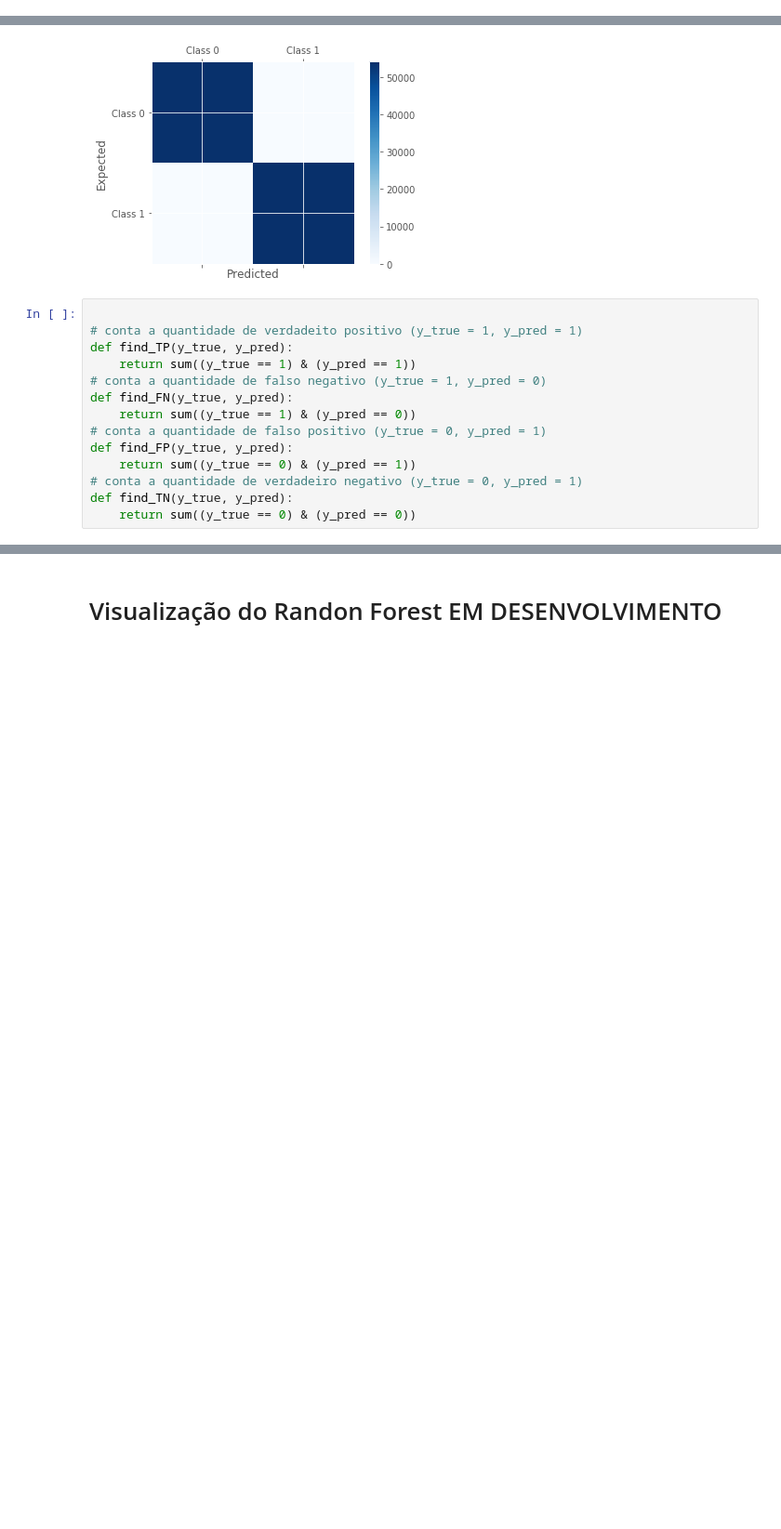
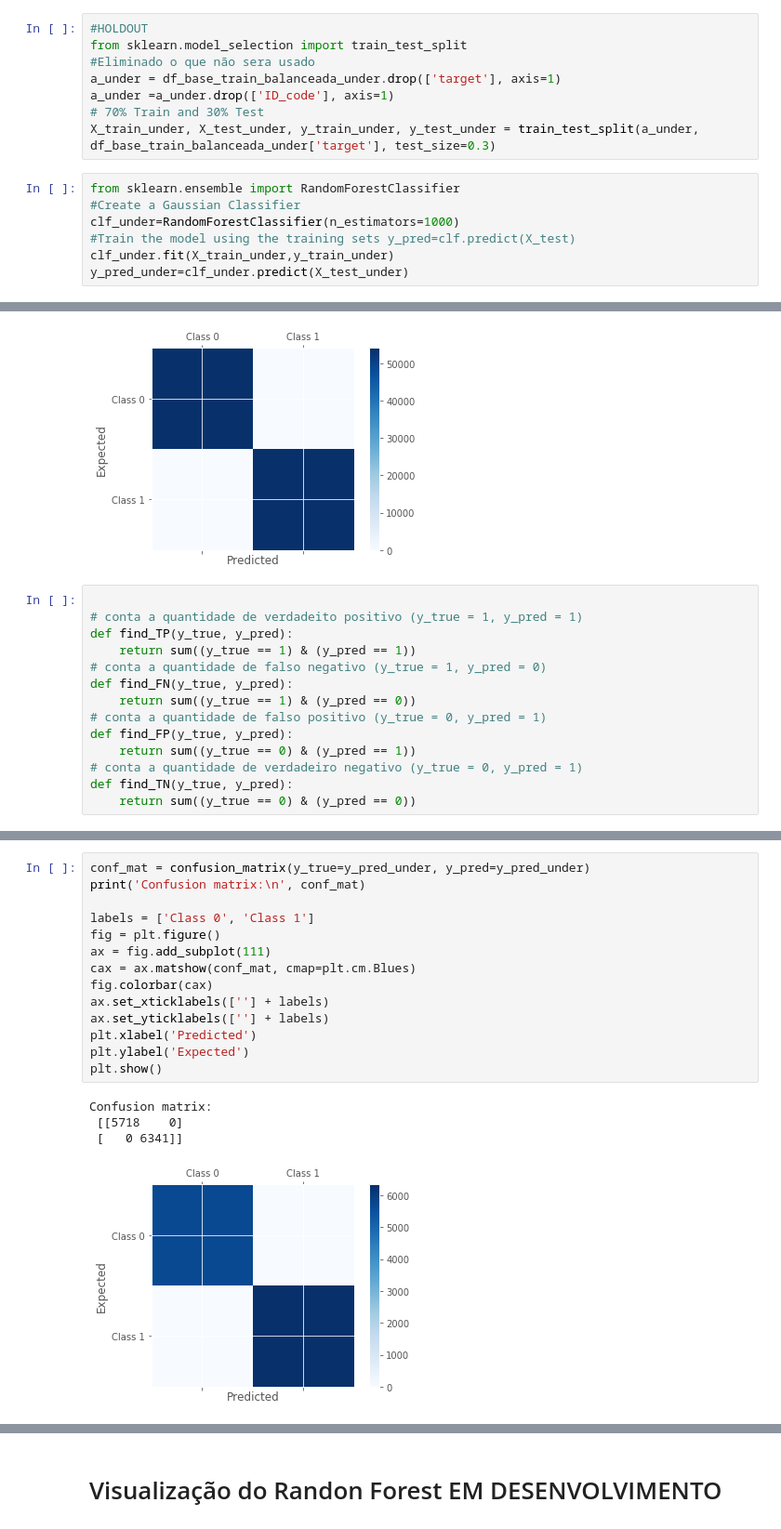
Before and after one commit to AlessandraFaria/Santander-Customer-Transaction-Prediction, a Jupyter notebook: Project/Santander.ipynb, the cells around one changed output, grey strips where cells are left out. Shown at 93% size. Cells and saved outputs as stored; diff of their text form; blank space fills up the shorter version.

```diff
--- a/Project/Santander.ipynb
+++ b/Project/Santander.ipynb
@@ -253,0 +323,15 @@ Name: target, dtype: int64
+# %%
+#HOLDOUT
+from sklearn.model_selection import train_test_split
+#Eliminado o que não sera usado
+a_under = df_base_train_balanceada_under.drop(['target'], axis=1)
+a_under =a_under.drop(['ID_code'], axis=1)
+# 70% Train and 30% Test
+X_train_under, X_test_under, y_train_under, y_test_under = train_test_split(a_under, df_base_train_balanceada_under['target'], test_size=0.3)
+# %%
+from sklearn.ensemble import RandomForestClassifier
+#Create a Gaussian Classifier
+clf_under=RandomForestClassifier(n_estimators=1000)
+#Train the model using the training sets y_pred=clf.predict(X_test)
+clf_under.fit(X_train_under,y_train_under)
+y_pred_under=clf_under.predict(X_test_under)
@@ -342,0 +537,19 @@ def find_TN(y_true, y_pred):
+# %%
+conf_mat = confusion_matrix(y_true=y_pred_under, y_pred=y_pred_under)
+print('Confusion matrix:\n', conf_mat)
+
+labels = ['Class 0', 'Class 1']
+fig = plt.figure()
+ax = fig.add_subplot(111)
+cax = ax.matshow(conf_mat, cmap=plt.cm.Blues)
+fig.colorbar(cax)
+ax.set_xticklabels([''] + labels)
+ax.set_yticklabels([''] + labels)
+plt.xlabel('Predicted')
+plt.ylabel('Expected')
+plt.show()
+# %% [output]
+Confusion matrix:
+ [[5718    0]
+ [   0 6341]]
+[figure, added]
```
Also changed, not shown: parts of 50 cells of this notebook.
